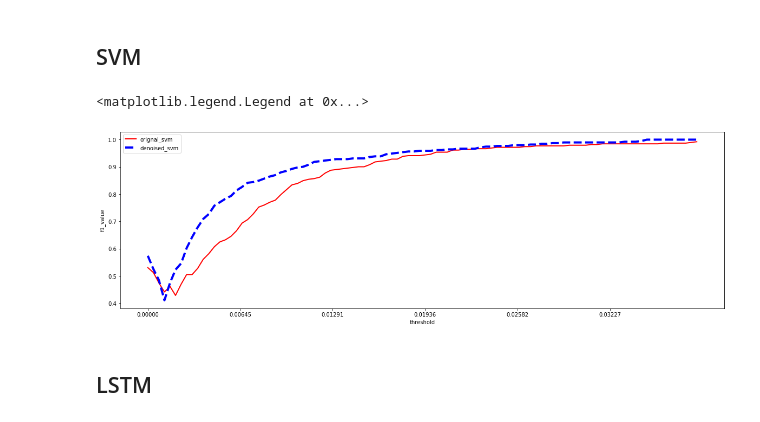
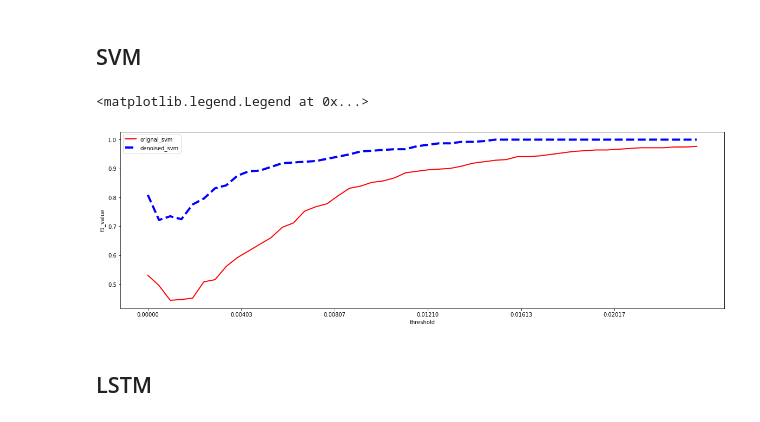
Before and after one commit to cts739337037/intership_tianshu_chu, a Jupyter notebook: autoencoding.ipynb, the cells around one changed output. Saved outputs shown, nothing was run; the diff lists cells and outputs as text; code cells hidden in the pictures.

```diff
--- a/autoencoding.ipynb
+++ b/autoencoding.ipynb
@@ -128,0 +266,14 @@ print(gnoise_mm.shape)
+# %%
+plt.figure(figsize=(15,4),dpi=200)
+for j in range(491):
+    Y_test_3=np.ones((10))
+    # Y_test_3[1]
+    for i in range(10):
+        Y_test_3[i]=Y_test_mm_cnng[j,i]
+        Y_test_3=Y_test_3.reshape(10,1)
+        pure_mm_cnng = mm_tg.inverse_transform(Y_test_3)
+        pure_mm_cnng=pd.DataFrame(pure_mm_cnng,columns=['Close'],index=GSPC_test.index[j:10+j])
+    plt.plot(pure_mm_cnng)
+    plt.plot(GSPC_test,'r')
+plt.title('2017-2019 close price')
+plt.legend(['denoised', 'original'], loc='upper left')
@@ -246,11 +414,11 @@ plt.legend(['denoised', 'original'], loc='upper left')
 # %%
 def set_model_encoding_mmg():
     model = Sequential()
-    model.add(Conv1D(64, kernel_size=2, activation='tanh', padding='same',input_shape=(None, 1)))
-    model.add(Conv1D(32, kernel_size=2,activation='tanh',padding='same'))
-    model.add(Conv1D(32, kernel_size=2, activation='tanh', padding='same'))
-    model.add(Conv1D(64, kernel_size=2,activation='tanh',padding='same'))
-    model.add(Conv1D(1,kernel_size=2,activation='sigmoid', padding='same'))
+    model.add(Conv1D(128, kernel_size=3, activation='relu', padding='same',input_shape=(None, 1)))
+    model.add(Conv1D(64, kernel_size=3,activation='relu',padding='same'))
+    model.add(Conv1D(64, kernel_size=3, activation='relu', padding='same'))
+    model.add(Conv1D(128, kernel_size=3,activation='relu',padding='same'))
+    model.add(Conv1D(1,kernel_size=1,activation='sigmoid', padding='same'))
     model.compile(optimizer='adam' , loss='mse', metrics=['mae'])
 
     return model
@@ -302,5 +470,5 @@ modelen_mm.save_weights('model_weights_mmg.h5', overwrite=True)
 # %%
-modelen_mm.load_weights('model_weights_mmg.h5')
+modelen_mmg.load_weights('model_weights_mmg.h5')
 # %%
 # Check how loss & mae went down
 epoch_loss = history_mmg.history['loss']
@@ -387,7 +555,7 @@ def svmf1(dataset,dataset2,long_predict=10):
         max_t=dataset['log_ret'].max()
     else:
         max_t=dataset2['log_ret'].max()
-    for n in np.arange(0.0, (0.7*max_t), (0.7*max_t)/100):#get multiple threshold
+    for n in np.arange(0.0, (0.5*max_t), (0.5*max_t)/50):#get multiple threshold
         threshold = n
         # for dataset
         daily_label=np.empty(0)#make the data labelled
@@ -439,20 +607,21 @@ def svmf1(dataset,dataset2,long_predict=10):
 original_svmg,denoised_svmg=svmf1(GSPC_test_n,pure_mm_cnng)
 # %%
 plt.figure(figsize=(20,6))
-plt.plot(np.arange(0.0,(max_t-0.2*max_t), (max_t-0.2*max_t)/100),original_svmg,label='orignal_svm', color='red', linewidth=2.0)
-plt.plot(np.arange(0.0,(max_t-0.2*max_t), (max_t-0.2*max_t)/100),denoised_svmg,label='denoised_svm', color='blue', linewidth=4.0, linestyle='--')
 max_t=0
 if GSPC_test_n['log_ret'].max()>pure_mm_cnng['log_ret'].max():
     max_t=GSPC_test_n['log_ret'].max()
 else:
     max_t=pure_mm_cnng['log_ret'].max()
-plt.xticks(np.arange(0.0,(max_t-0.2*max_t), (max_t-0.2*max_t)/6))
+plt.plot(np.arange(0.0,(0.5*max_t), (0.5*max_t)/50),original_svmg,label='orignal_svm', color='red', linewidth=2.0)
+plt.plot(np.arange(0.0,(0.5*max_t), (0.5*max_t)/50),denoised_svmg,label='denoised_svm', color='blue', linewidth=4.0, linestyle='--')
+
+plt.xticks(np.arange(0.0,(0.5*max_t), (0.5*max_t)/6))
 plt.xlabel('threshold')
 plt.ylabel('f1_value')
 plt.legend()
 # %% [output]
 <matplotlib.legend.Legend at 0x...>
-[figure, old version]
+[figure, new version]
 # %% [markdown]
 ## LSTM
 # %%
```
Also changed, not shown: parts of 52 cells of this notebook, 13 other files.
